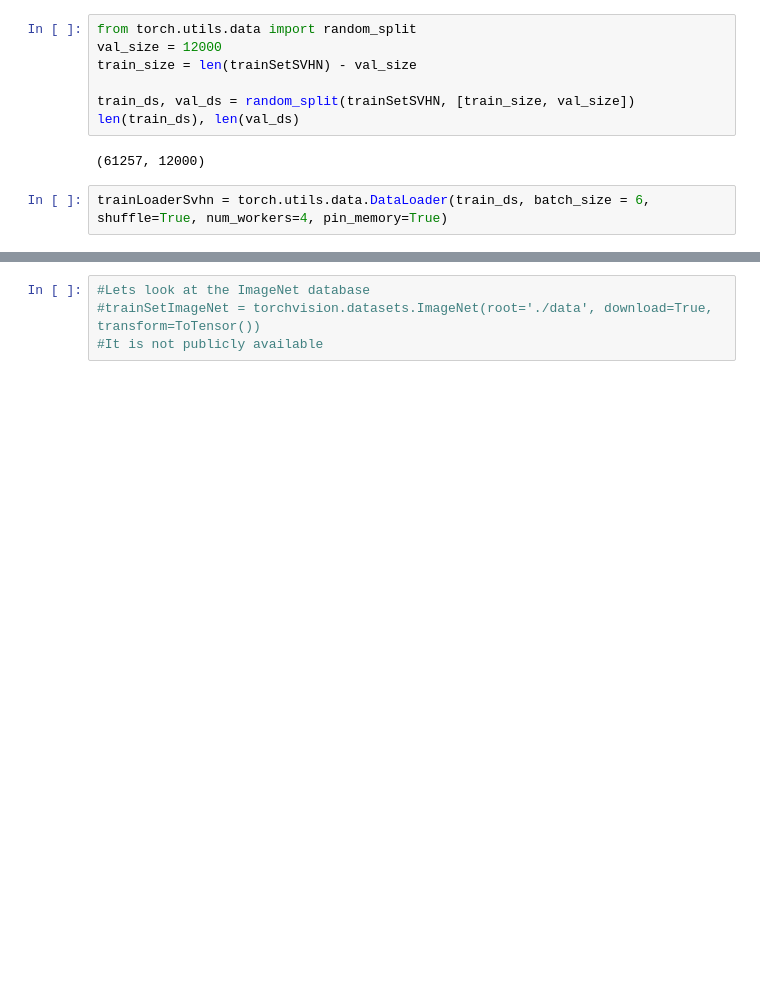
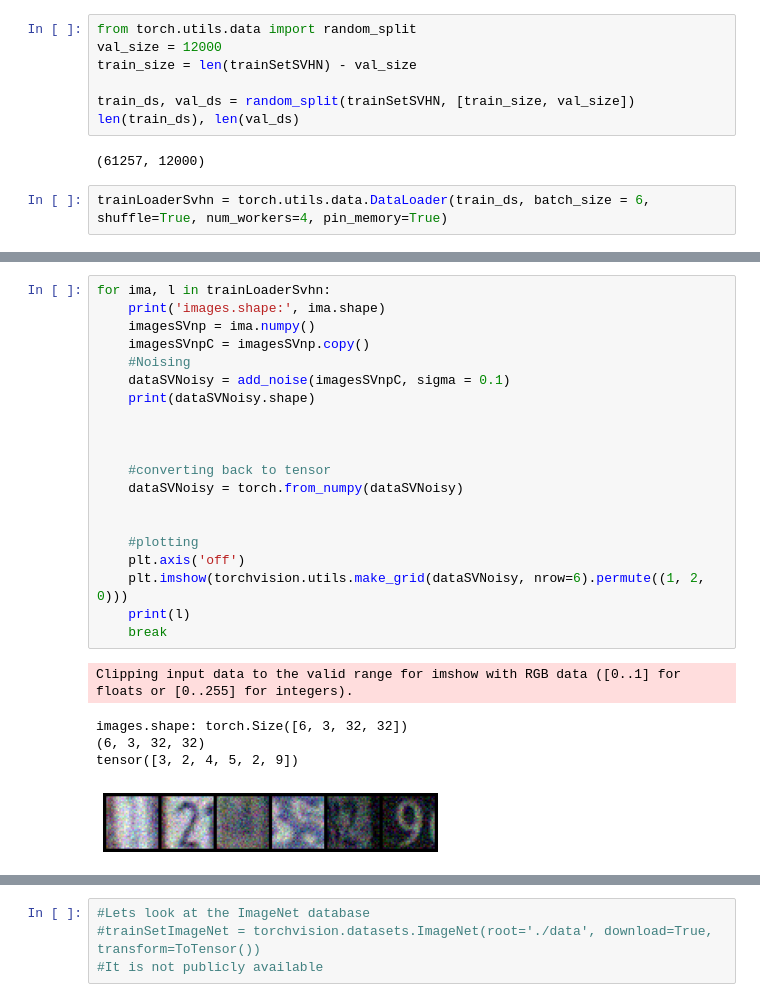
Before and after one commit to petarcalic99/PROJECT-Proof_Of_Liveness, a Jupyter notebook: Experiments/PyTorchDataSets_Study.ipynb, the cells around one changed output, grey strips where cells are left out. Cells and saved outputs as stored; diff of their text form; blank space fills up the shorter version.

```diff
--- a/Experiments/PyTorchDataSets_Study.ipynb
+++ b/Experiments/PyTorchDataSets_Study.ipynb
@@ -184,2 +189,28 @@ images.shape: torch.Size([6, 3, 32, 32])
+# %%
+for ima, l in trainLoaderSvhn:
+    print('images.shape:', ima.shape)
+    imagesSVnp = ima.numpy()
+    imagesSVnpC = imagesSVnp.copy()
+    #Noising
+    dataSVNoisy = add_noise(imagesSVnpC, sigma = 0.1)
+    print(dataSVNoisy.shape)
+
+
+
+    #converting back to tensor
+    dataSVNoisy = torch.from_numpy(dataSVNoisy)
+
+
+    #plotting
+    plt.axis('off')
+    plt.imshow(torchvision.utils.make_grid(dataSVNoisy, nrow=6).permute((1, 2, 0)))
+    print(l)
+    break
+# %% [output]
+Clipping input data to the valid range for imshow with RGB data ([0..1] for floats or [0..255] for integers).
+images.shape: torch.Size([6, 3, 32, 32])
+(6, 3, 32, 32)
+tensor([3, 2, 4, 5, 2, 9])
+[figure, added]
 # %%
 #Taking a image batch, convering to numpy, copy, crete new noisy numpy, back to tensor conversion.
```
Also changed, not shown: parts of 17 cells of this notebook.
